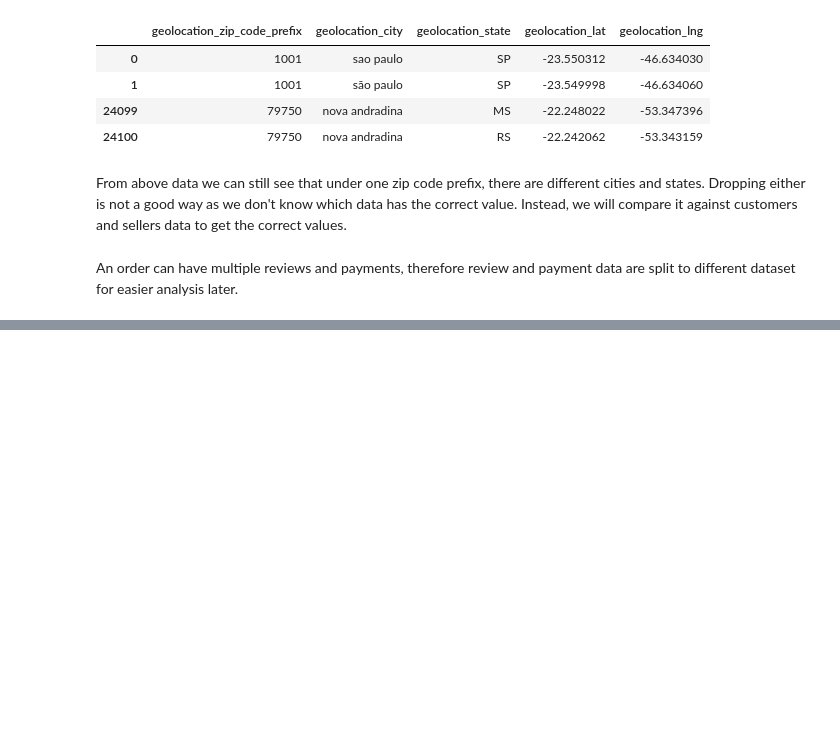
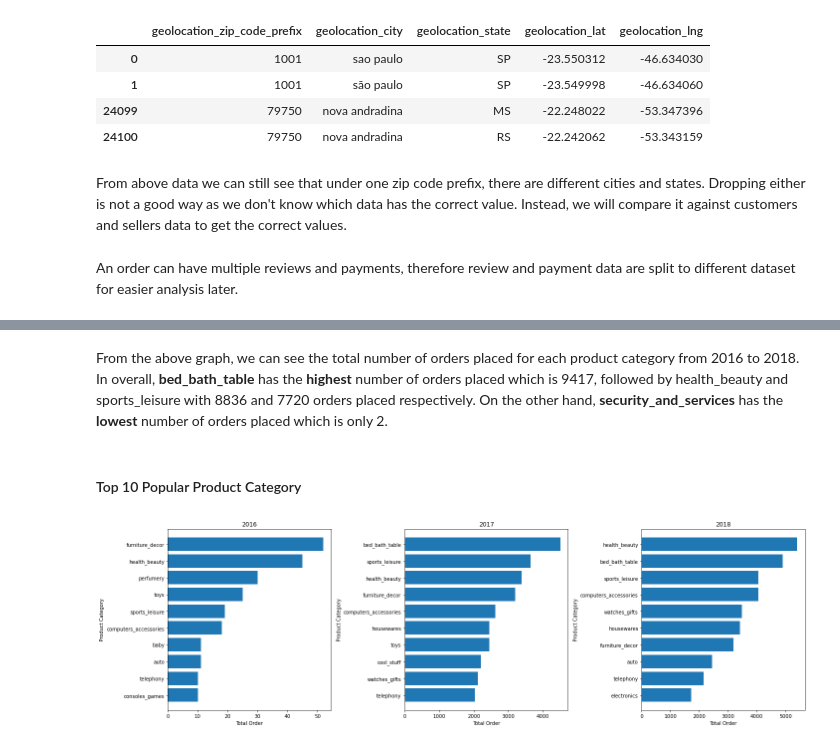
Before and after one commit to yeanpei/DSEProject, a Jupyter notebook: DSE Mini Project.ipynb, the cells around one changed output, grey strips where cells are left out. Cells and saved outputs as stored; diff of their text form; code cells hidden in the pictures; blank space fills up the shorter version.

Commit message:
Add analysis on product popularity

```diff
--- a/DSE Mini Project.ipynb
+++ b/DSE Mini Project.ipynb
@@ -77,0 +126,27 @@ df_payment = df.merge(order_payments, on='order_id', how='left')
+# %% [markdown]
+From the above graph, we can see the total number of orders placed for each product category from 2016 to 2018. In overall, **bed_bath_table** has the **highest** number of orders placed which is 9417, followed by health_beauty and sports_leisure with 8836 and 7720 orders placed respectively. On the other hand, **security_and_services** has the **lowest** number of orders placed which is only 2.
+# %% [markdown]
+#### Top 10 Popular Product Category
+# %%
+# total_order_by_product is already ordered by total_order in descending, head(10) will get the top 10 values
+popular_product = total_order_by_product.head(10)
+
+fig, ax = plt.subplots(figsize=(20,6), nrows=1, ncols=3)
+
+i = 0
+for year in purchase_years:
+    # get top 10 product in each year
+    top10 = total_order_by_product[total_order_by_product['order_purchase_year'] == year].sort_values('total_by_year', ascending=False).head(10)
+    top10 = top10.sort_values('total_by_year') #sort data to display highest on top
+
+    ax[i].barh(top10.product_category_name_english, top10.total_by_year)
+    ax[i].set_xlabel('Total Order')
+    ax[i].set_ylabel('Product Category')
+    ax[i].set_title(year)
+    i+=1
+
+for a in ax:
+    a.set_xlabel
+fig.tight_layout()
+# %% [output]
+[figure, added]
```
Also changed, not shown: parts of 10 cells of this notebook.
